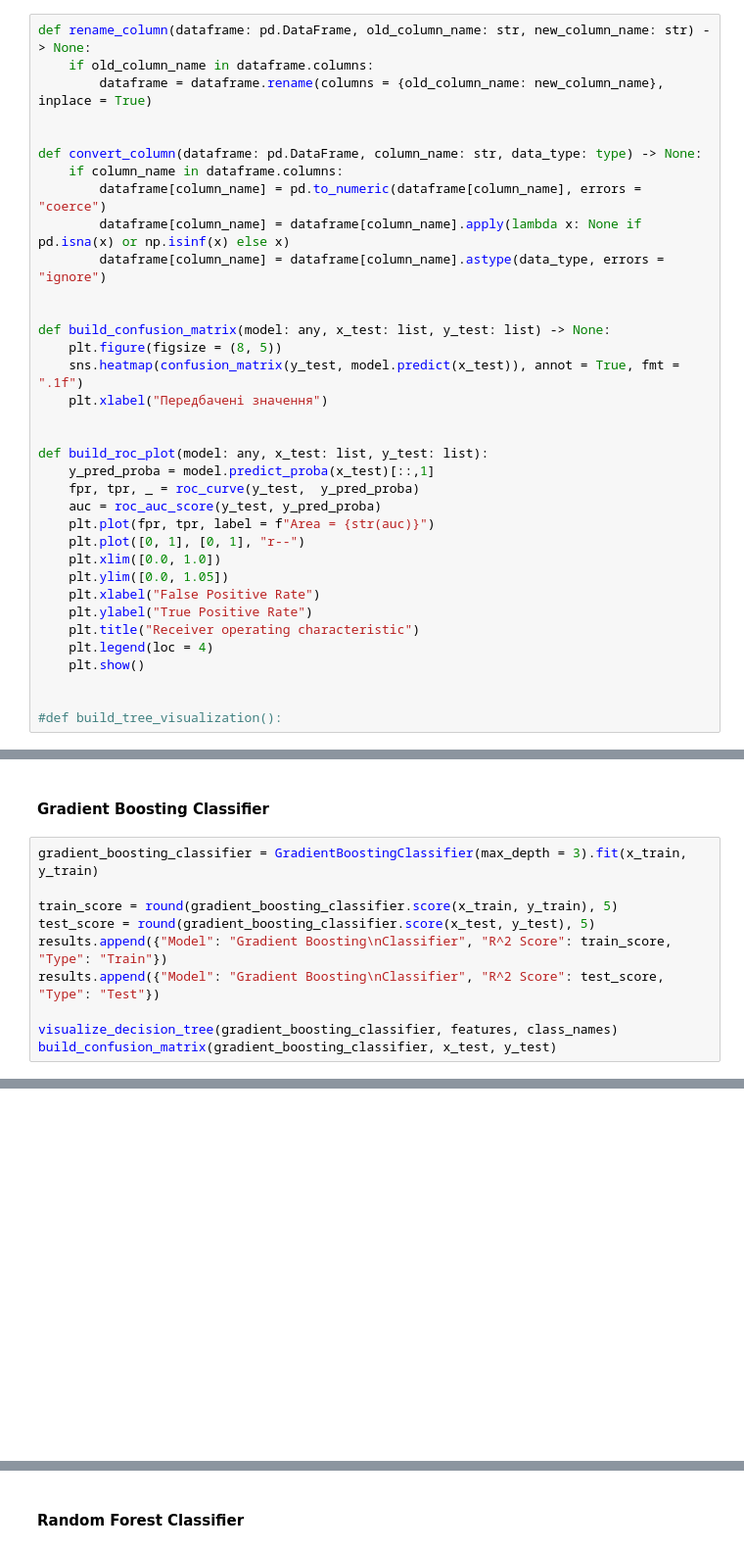
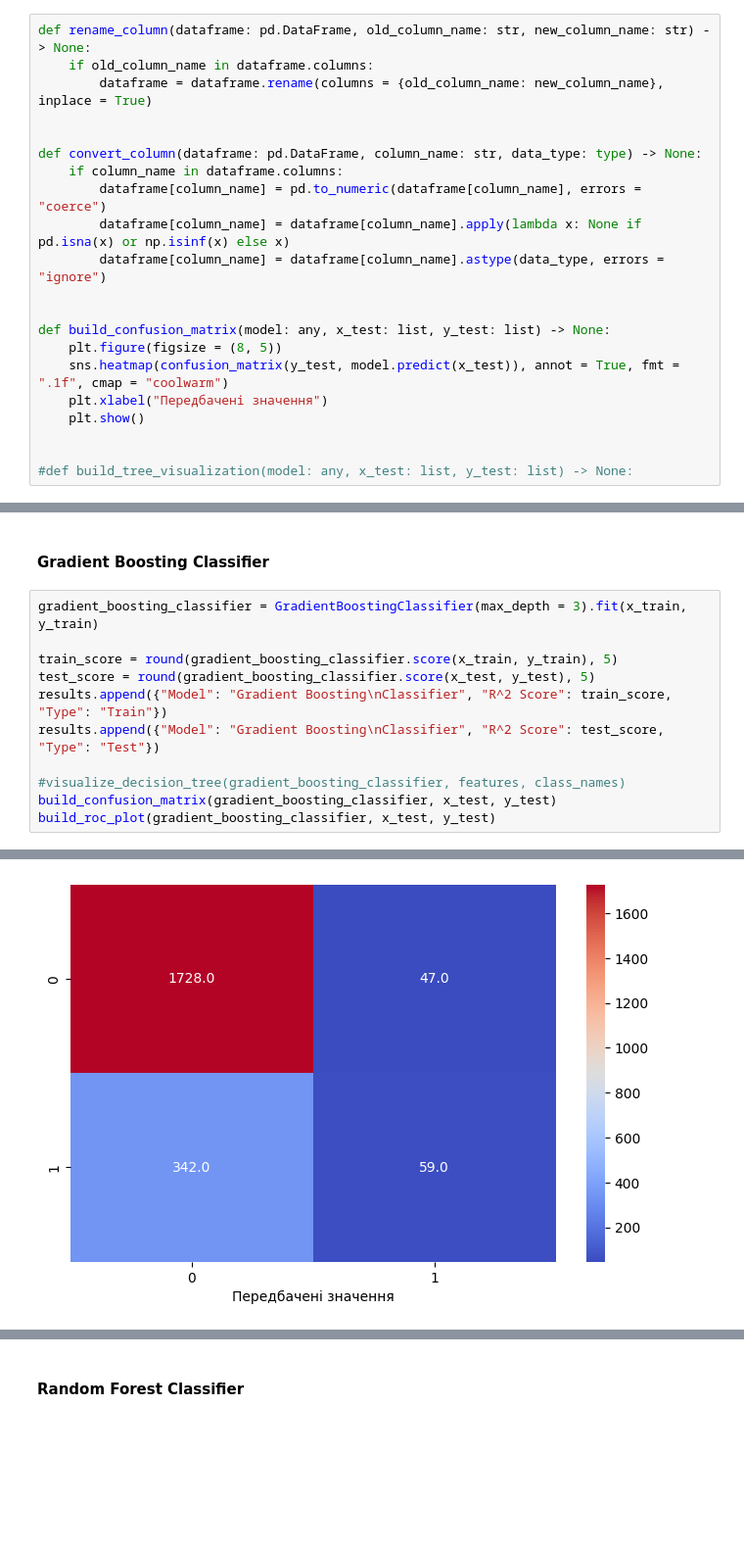
Before and after one commit to NgeNXQ/PIIS, a Jupyter notebook: 4/labwork4.ipynb, the cells around one changed output, grey strips where cells are left out. Shown at 98% size. Cells and saved outputs as stored; diff of their text form; blank space fills up the shorter version.

```diff
--- a/4/labwork4.ipynb
+++ b/4/labwork4.ipynb
@@ -32,26 +33,12 @@ def convert_column(dataframe: pd.DataFrame, column_name: str, data_type: type) -
 
 def build_confusion_matrix(model: any, x_test: list, y_test: list) -> None:
     plt.figure(figsize = (8, 5))
-    sns.heatmap(confusion_matrix(y_test, model.predict(x_test)), annot = True, fmt = ".1f")
+    sns.heatmap(confusion_matrix(y_test, model.predict(x_test)), annot = True, fmt = ".1f", cmap = "coolwarm")
     plt.xlabel("Передбачені значення")
-
-
-def build_roc_plot(model: any, x_test: list, y_test: list):
-    y_pred_proba = model.predict_proba(x_test)[::,1]
-    fpr, tpr, _ = roc_curve(y_test,  y_pred_proba)
-    auc = roc_auc_score(y_test, y_pred_proba)
-    plt.plot(fpr, tpr, label = f"Area = {str(auc)}")
-    plt.plot([0, 1], [0, 1], "r--")
-    plt.xlim([0.0, 1.0])
-    plt.ylim([0.0, 1.05])
-    plt.xlabel("False Positive Rate")
-    plt.ylabel("True Positive Rate")
-    plt.title("Receiver operating characteristic")
-    plt.legend(loc = 4)
     plt.show()
 
 
-#def build_tree_visualization():
+#def build_tree_visualization(model: any, x_test: list, y_test: list) -> None:
 # %% [markdown]
 ### Заповнення датафрейму
 # %%
@@ -223,6 +212,7 @@ test_score = round(gradient_boosting_classifier.score(x_test, y_test), 5)
 results.append({"Model": "Gradient Boosting\nClassifier", "R^2 Score": train_score, "Type": "Train"})
 results.append({"Model": "Gradient Boosting\nClassifier", "R^2 Score": test_score, "Type": "Test"})
 
-visualize_decision_tree(gradient_boosting_classifier, features, class_names)
+#visualize_decision_tree(gradient_boosting_classifier, features, class_names)
 build_confusion_matrix(gradient_boosting_classifier, x_test, y_test)
+build_roc_plot(gradient_boosting_classifier, x_test, y_test)
 # %% [output]
@@ -233 +219 @@ AttributeError: 'GradientBoostingClassifier' object has no attribute 'tree_'
-[figure, old version]
+[figure, new version]
```
Also changed, not shown: parts of 9 cells of this notebook.
